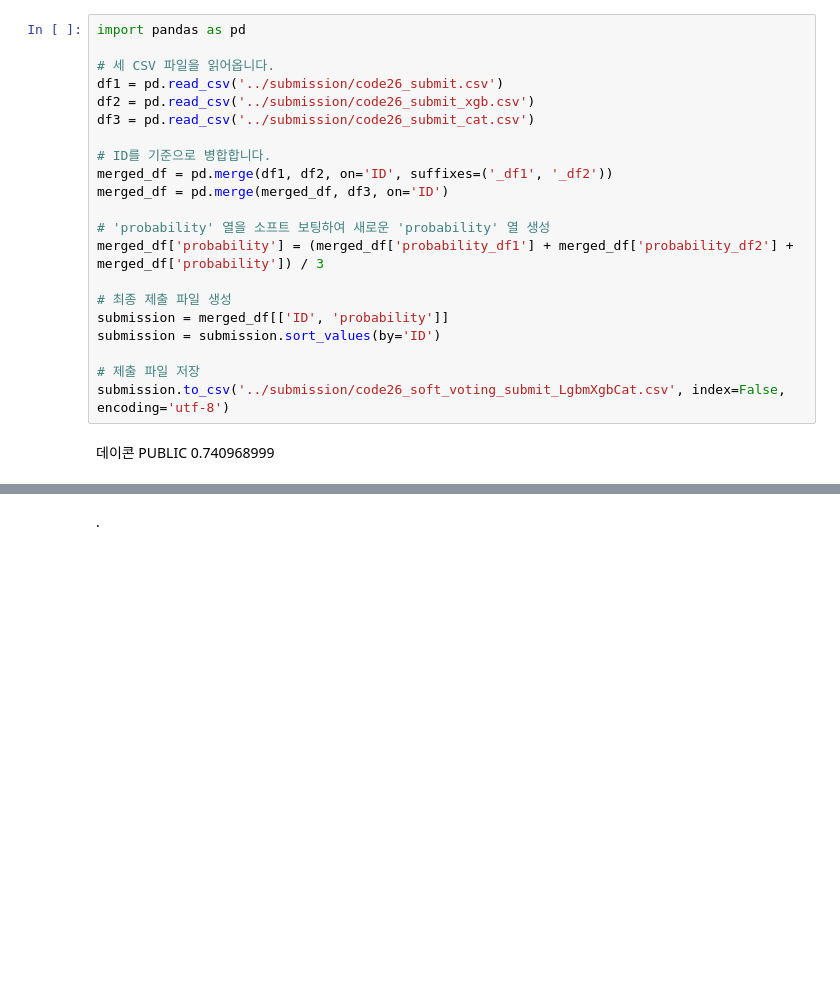
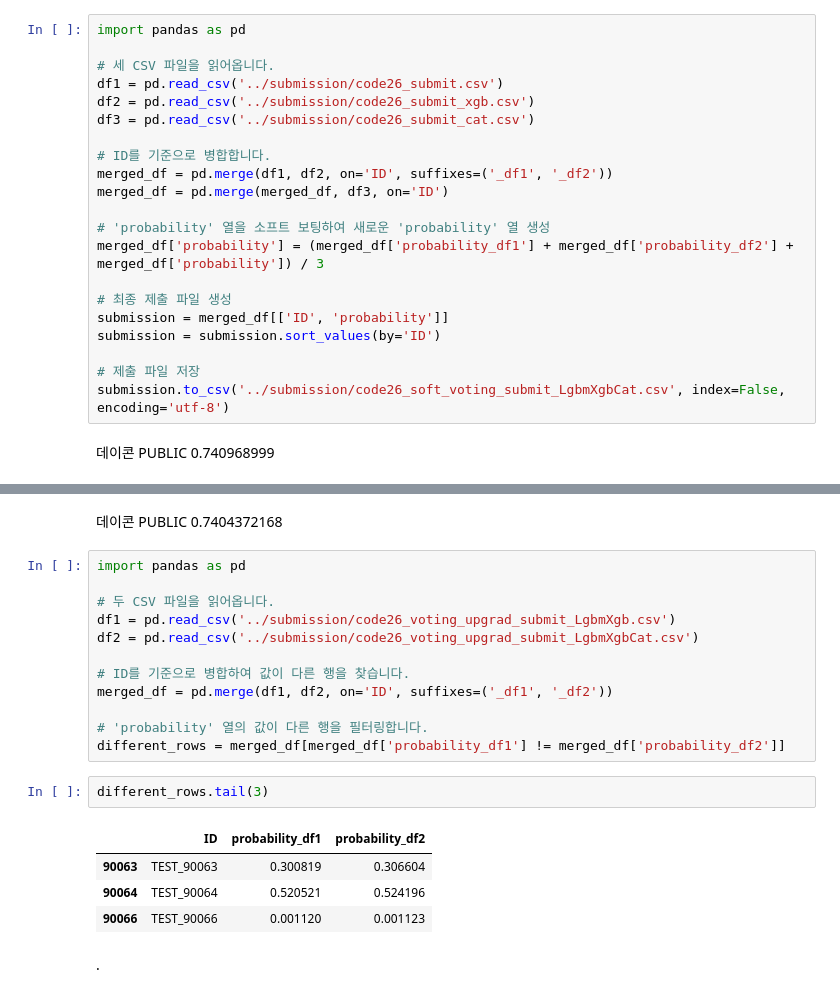
Before and after one commit to BaekJunehong/LG_Aimers_6th, a Jupyter notebook: code/code26_Modeling copy.ipynb, the cells around one changed output, grey strips where cells are left out. Drawn from its saved outputs; the diff is of its cells as text; blank space fills up the shorter version.

```diff
--- a/code/code26_Modeling copy.ipynb
+++ b/code/code26_Modeling copy.ipynb
@@ -318,2 +351,23 @@ submission.to_csv('../submission/code26_soft_voting_submit_LgbmXgbCat.csv', inde
+# %% [markdown]
+데이콘 PUBLIC 0.7404372168
+# %%
+import pandas as pd
+
+# 두 CSV 파일을 읽어옵니다.
+df1 = pd.read_csv('../submission/code26_voting_upgrad_submit_LgbmXgb.csv')
+df2 = pd.read_csv('../submission/code26_voting_upgrad_submit_LgbmXgbCat.csv')
+
+# ID를 기준으로 병합하여 값이 다른 행을 찾습니다.
+merged_df = pd.merge(df1, df2, on='ID', suffixes=('_df1', '_df2'))
+
+# 'probability' 열의 값이 다른 행을 필터링합니다.
+different_rows = merged_df[merged_df['probability_df1'] != merged_df['probability_df2']]
+# %%
+different_rows.tail(3)
+# %% [output]
+|  | ID | probability_df1 | probability_df2 |
+| 90063 | TEST_90063 | 0.300819 | 0.306604 |
+| 90064 | TEST_90064 | 0.520521 | 0.524196 |
+| 90066 | TEST_90066 | 0.001120 | 0.001123 |
 # %% [markdown]
 .
```
Also changed, not shown: parts of 6 cells of this notebook, 11 other files.
